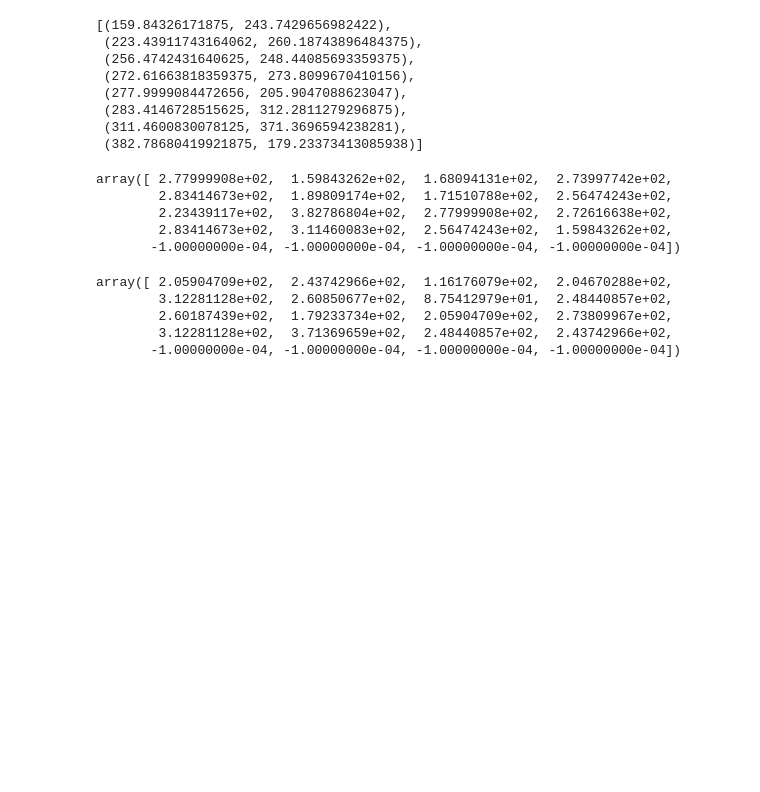
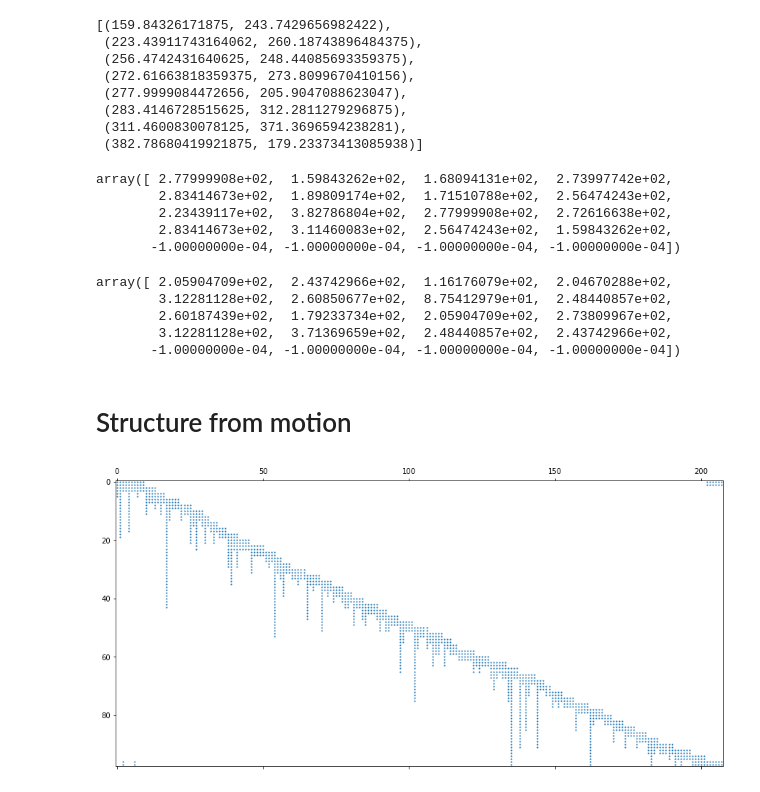
Before and after one commit to OlegBEZb/CV2_UVA_assignments, a Jupyter notebook: assignment2/src/detailed_experiments.ipynb, the cells around one changed output. Drawn from its saved outputs; the diff is of its cells as text; code cells hidden in the pictures; blank space fills up the shorter version.

Commit message:
experiments with structure from motion and procrusts

```diff
--- a/assignment2/src/detailed_experiments.ipynb
+++ b/assignment2/src/detailed_experiments.ipynb
@@ -444,3 +444,10 @@ array([ 2.05904709e+02,  2.43742966e+02,  1.16176079e+02,  2.04670288e+02,
         2.60187439e+02,  1.79233734e+02,  2.05904709e+02,  2.73809967e+02,
         3.12281128e+02,  3.71369659e+02,  2.48440857e+02,  2.43742966e+02,
        -1.00000000e-04, -1.00000000e-04, -1.00000000e-04, -1.00000000e-04])
+# %% [markdown]
+# Structure from motion
+# %%
+plt.figure(figsize=(15, 10))
+plt.spy(PVM, precision=1e-4, markersize = 1);
+# %% [output]
+[figure, added]
```
Also changed, not shown: parts of 15 cells of this notebook, 1 other file.
